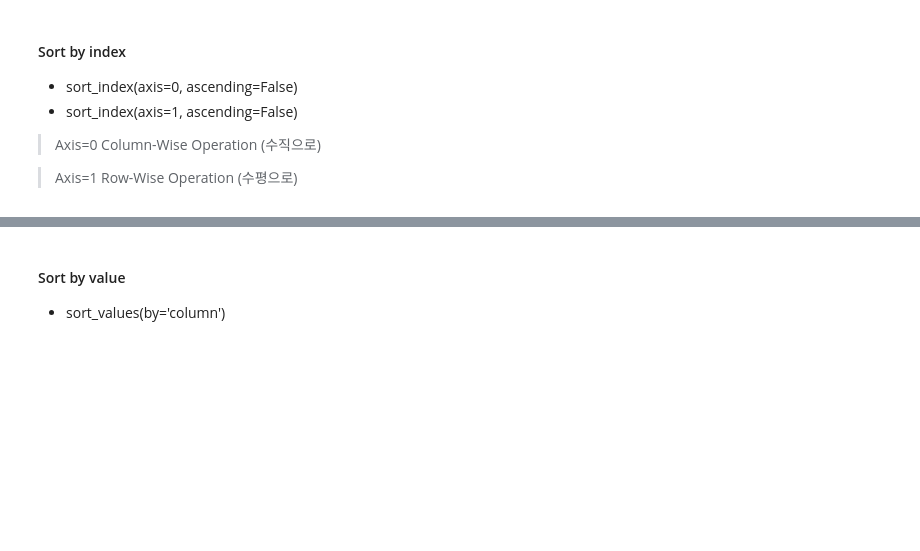
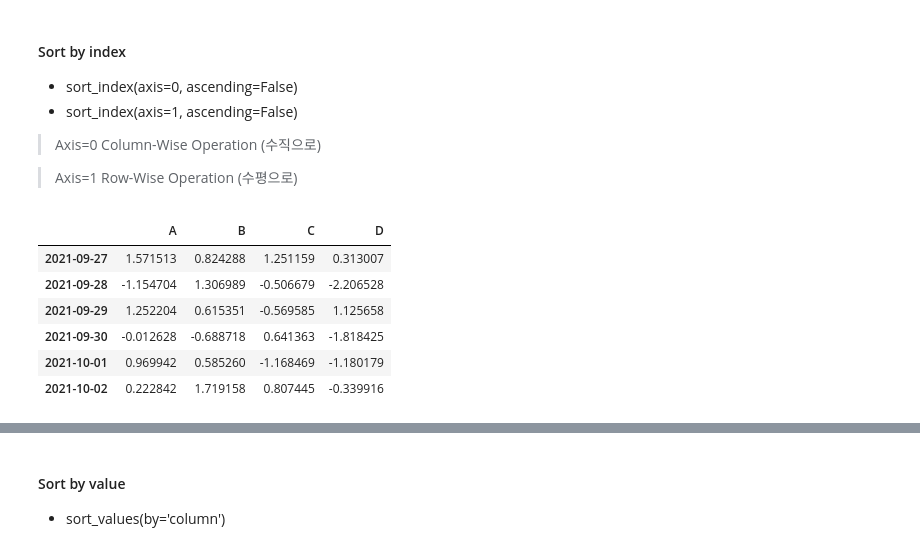
Before and after one commit to pdm03/pdm03, a Jupyter notebook: py-pandas/pandas_2_handling_df.ipynb, the cells around one changed output, grey strips where cells are left out. Drawn from its saved outputs; the diff is of its cells as text; code cells hidden in the pictures; blank space fills up the shorter version.

```diff
--- a/py-pandas/pandas_2_handling_df.ipynb
+++ b/py-pandas/pandas_2_handling_df.ipynb
@@ -61,6 +125,16 @@ df.T.index
 > Axis=0 Column-Wise Operation (수직으로)
 
 > Axis=1 Row-Wise Operation (수평으로)
+# %%
+df
+# %% [output]
+|  | A | B | C | D |
+| 2021-09-27 | 1.571513 | 0.824288 | 1.251159 | 0.313007 |
+| 2021-09-28 | -1.154704 | 1.306989 | -0.506679 | -2.206528 |
+| 2021-09-29 | 1.252204 | 0.615351 | -0.569585 | 1.125658 |
+| 2021-09-30 | -0.012628 | -0.688718 | 0.641363 | -1.818425 |
+| 2021-10-01 | 0.969942 | 0.585260 | -1.168469 | -1.180179 |
+| 2021-10-02 | 0.222842 | 1.719158 | 0.807445 | -0.339916 |
 # %%
 # Sorting by an axis:
 df, df.sort_index(axis=0) #, ascending=False)
```
Also changed, not shown: parts of 31 cells of this notebook.
